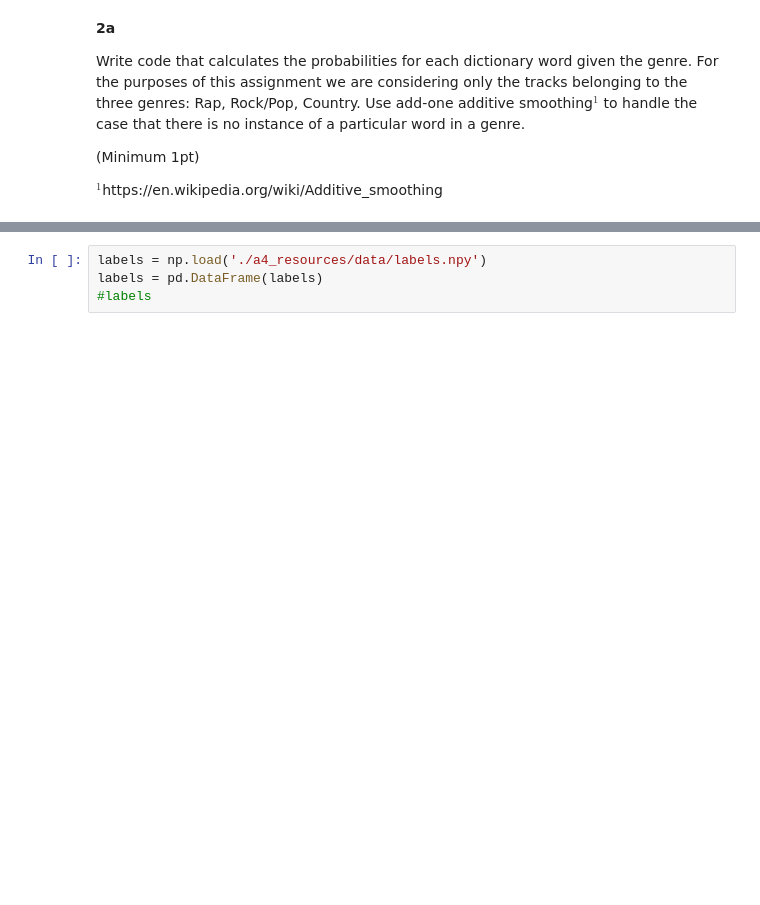
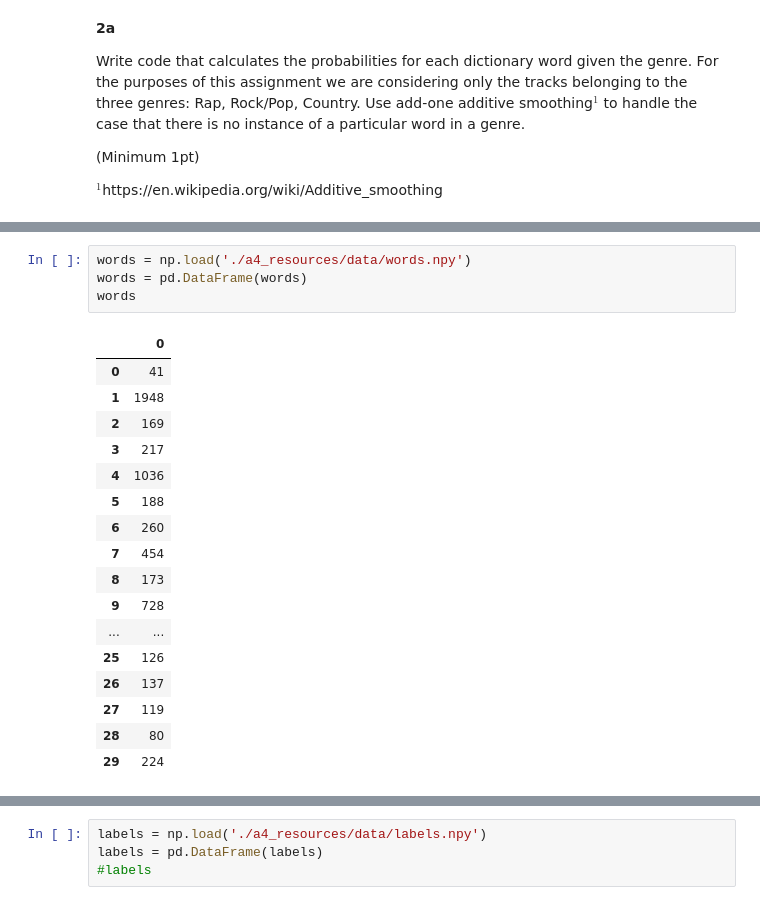
Before and after one commit to vnctptr/SENG480B-A4, a Jupyter notebook: Assignment 4 - Template.ipynb, the cells around one changed output, grey strips where cells are left out. Drawn from its saved outputs; the diff is of its cells as text; blank space fills up the shorter version.

```diff
--- a/Assignment 4 - Template.ipynb
+++ b/Assignment 4 - Template.ipynb
@@ -424,3 +444,25 @@ $P(x|c)$
+# %%
+words = np.load('./a4_resources/data/words.npy')
+words = pd.DataFrame(words)
+words
+# %% [output]
+|  | 0 |
+| 0 | 41 |
+| 1 | 1948 |
+| 2 | 169 |
+| 3 | 217 |
+| 4 | 1036 |
+| 5 | 188 |
+| 6 | 260 |
+| 7 | 454 |
+| 8 | 173 |
+| 9 | 728 |
+| ... | ... |
+| 25 | 126 |
+| 26 | 137 |
+| 27 | 119 |
+| 28 | 80 |
+| 29 | 224 |
 # %%
 data = np.load('./a4_resources/data/data.npy')
 data = pd.DataFrame(data)
```
Also changed, not shown: parts of 6 cells of this notebook.
